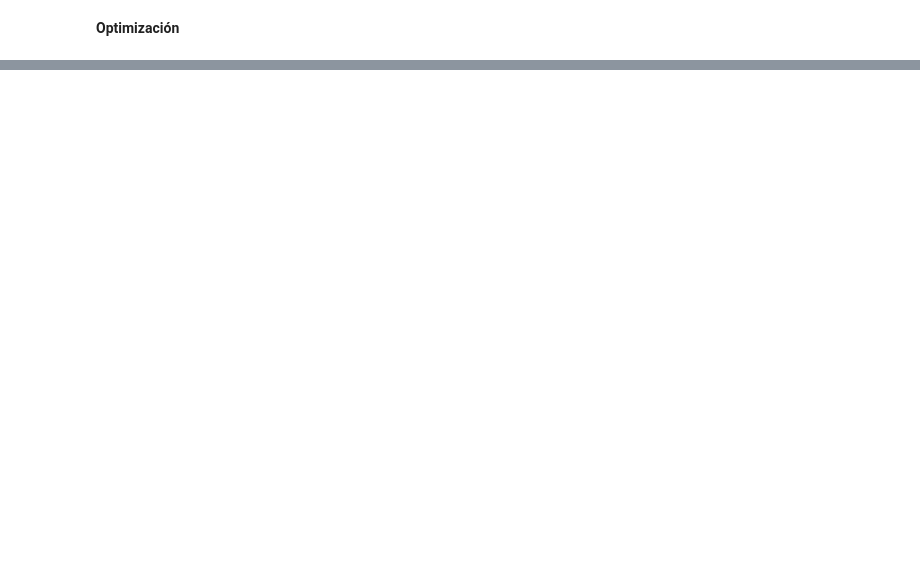
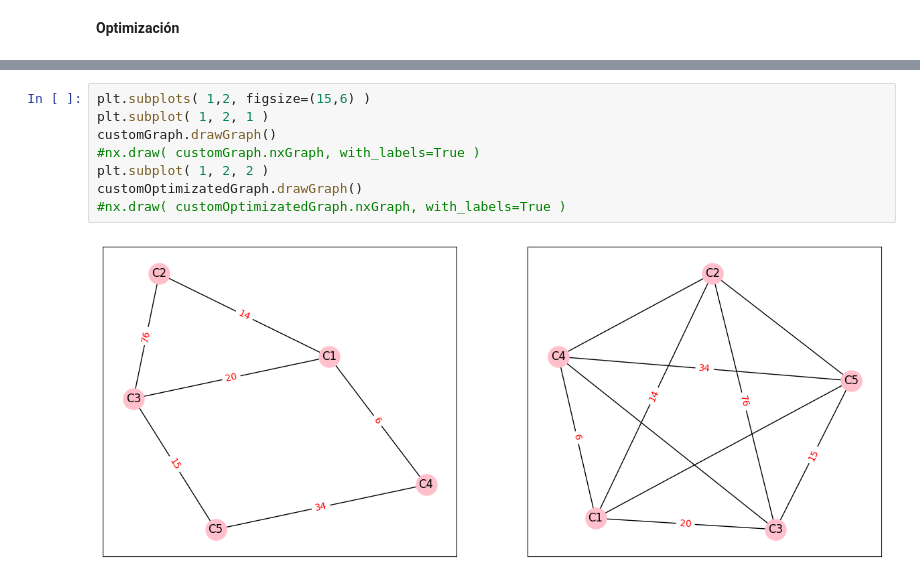
Before and after one commit to jtapiav/github-slideshow, a Jupyter notebook: GA.ipynb, the cells around one changed output, grey strips where cells are left out. Drawn from its saved outputs; the diff is of its cells as text; blank space fills up the shorter version.

```diff
--- a/GA.ipynb
+++ b/GA.ipynb
@@ -950,0 +924,10 @@ Generation 1 max fitness -0.0547 at
+# %%
+plt.subplots( 1,2, figsize=(15,6) )
+plt.subplot( 1, 2, 1 )
+customGraph.drawGraph()
+#nx.draw( customGraph.nxGraph, with_labels=True )
+plt.subplot( 1, 2, 2 )
+customOptimizatedGraph.drawGraph()
+#nx.draw( customOptimizatedGraph.nxGraph, with_labels=True )
+# %% [output]
+[figure, added]
```
Also changed, not shown: parts of 29 cells of this notebook.
